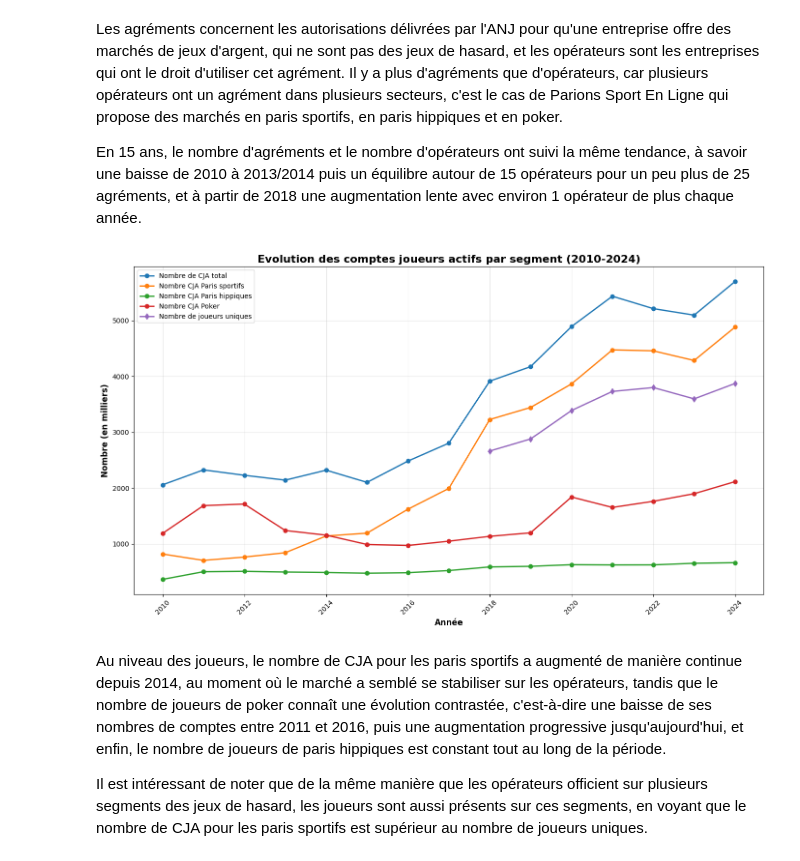
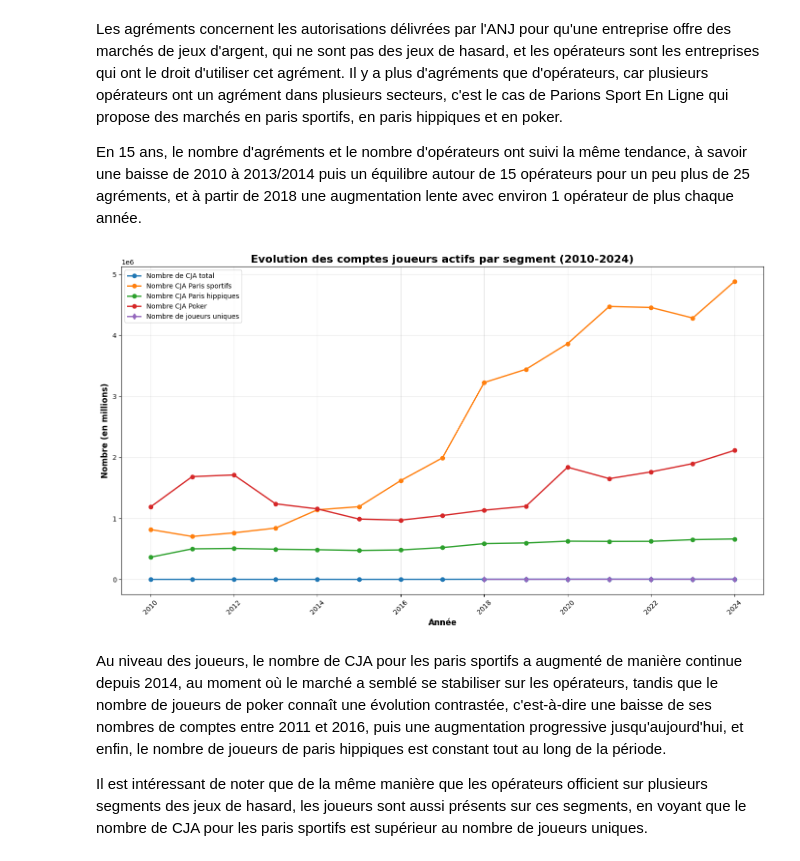
Before and after one commit to Juleslapeuf/ANJ_project, a Jupyter notebook: ANJ_Data.ipynb, the cells around one changed output. Drawn from its saved outputs; the diff is of its cells as text; code cells hidden in the pictures.

```diff
--- a/ANJ_Data.ipynb
+++ b/ANJ_Data.ipynb
@@ -235,16 +266,18 @@
-                                  'Part hommes PS' : 'part_hommes_ps',
-                                  'Part femmes PS' : 'part_femmes_ps',
+                                  'Part hommes PS' : 'part_mises_hommes_ps',
+                                  'Part femmes PS' : 'part_mises_femmes_ps',
                                   'Part mises football' : 'part_mises_football',
                                   'Part mises tennis' : 'part_mises_tennis',
                                   'Part mises basketball' : 'part_mises_basketball',
                                   'Part mises rugby' : 'part_mises_rugby',
-                                  'Part hommes PH' : 'part_hommes_ph',
-                                  'Part femmes PH' : 'part_femmes_ph',
+                                  'Part hommes PH' : 'part_mises_hommes_ph',
+                                  'Part femmes PH' : 'part_mises_femmes_ph',
                                   'Part hommes PO' : 'part_hommes_po',
                                   'Part femmes PO' : 'part_femmes_po'})
 
 
-cols = ['part_hommes_ps', 'part_femmes_ps', 'part_hommes_ph', 'part_femmes_ph', 'part_hommes_po', 'part_femmes_po', 'part_mises_football', 'part_mises_tennis', 'part_mises_basketball', 'part_mises_rugby']
+cols = ['part_mises_hommes_ps', 'part_mises_femmes_ps', 'part_mises_hommes_ph', 'part_mises_femmes_ph',
+        'part_hommes_po', 'part_femmes_po', 'part_mises_football', 'part_mises_tennis',
+        'part_mises_basketball', 'part_mises_rugby']
 
 for col in cols:
     marches[col] = pd.to_numeric(
@@ -263,6 +296,13 @@ marches.head()
 | 3 | 21 | 30 | 9 | 8 | 13 | 2142 | 842 | ... |
 | 4 | 16 | 31 | 11 | 8 | 12 | 2320 | 1142 | ... |
 5 rows × 27 columns
+# %%
+# On met dans les bons ordres de grandeur
+for col in ['CJA_ps', 'CJA_ph', 'CJA_po']:
+    marches[col] = marches[col] * 1000
+
+for col in ['mises_ps', 'mises_ph', 'PBJ_ps', 'PBJ_ph', 'PBJ_po', 'budget_marketing']:
+    marches[col] = marches[col] * 1000000
 # %%
 # La part des mises consacrées aux autres sports
 marches['part_mises_autres_sports'] = 1 - (marches['part_mises_football'] + marches['part_mises_tennis'] + marches['part_mises_basketball'] + marches['part_mises_rugby'])
@@ -271,13 +311,13 @@ marches['part_mises_autres_sports'] = 1 - (marches['part_mises_football'] + marc
 marches['PBJ_total'] = marches['PBJ_ps'] + marches['PBJ_ph'] + marches['PBJ_po']
 
 # A partir des mises et des parts, on calcule les mises par sport et par genre
-cols_ps = ['part_hommes_ps', 'part_femmes_ps', 'part_mises_football', 'part_mises_tennis', 'part_mises_basketball', 'part_mises_rugby', 'part_mises_autres_sports']
+cols_ps = ['part_mises_hommes_ps', 'part_mises_femmes_ps', 'part_mises_football', 'part_mises_tennis', 'part_mises_basketball', 'part_mises_rugby', 'part_mises_autres_sports']
 
 for col in cols_ps:
     cible = col.replace('part_mises_', 'mises_', 1)
     marches[cible] = marches[col] * marches['mises_ps']
 
-for col in ['part_hommes_ph', 'part_femmes_ph']:
+for col in ['part_mises_hommes_ph', 'part_mises_femmes_ph']:
     cible = col.replace('part_mises_', 'mises_', 1)
     marches[cible] = marches[col] * marches['mises_ph']
 
@@ -295,9 +335,9 @@ marches['Mises_per_CJA_ph'] = marches['mises_ph'] / marches['CJA_ph']
 
 # Combien faut-il de mises pour générer un euro de PBJ ?
 marches['Mises_PBJ_ps'] = marches['mises_ps'] / marches['PBJ_ps']
-marches['taux_retour_ps'] = marches['PBJ_ps'] / marches['mises_ps']
+marches['taux_retour_ps'] = (1-marches['PBJ_ps'] / marches['mises_ps'])*100
 marches['Mises_PBJ_ph'] = marches['mises_ph'] / marches['PBJ_ph']
-marches['taux_retour_ph'] = marches['PBJ_ph'] / marches['mises_ph']
+marches['taux_retour_ph'] = (1-marches['PBJ_ph'] / marches['mises_ph'])*100
 # %% [markdown]
 # VISUALISATION DES DONNEES
 # %%
@@ -327,35 +367,35 @@ categories_cja = [
     'CJA_ps',
     'CJA_ph',
     'CJA_po',
     'nb_joueurs_uniques'
 ]
 
 labels_cja = [
     'Nombre de CJA total',
     'Nombre CJA Paris sportifs',
     'Nombre CJA Paris hippiques',
     'Nombre CJA Poker',
     'Nombre de joueurs uniques'
 ]
 
 marker_cja = ['o', 'o', 'o', 'o', 'd']
 
 fig, ax = plt.subplots(figsize=(14, 8))
 
 for categorie in categories_cja:
     valeurs = marches[categorie].values
     ax.plot(marches['year'], valeurs, marker=marker_cja[categories_cja.index(categorie)], linewidth=2, label=labels_cja[categories_cja.index(categorie)])
 
 ax.set_xlabel('Année', fontsize=12, fontweight='bold')
-ax.set_ylabel('Nombre (en milliers)', fontsize=12, fontweight='bold')
+ax.set_ylabel('Nombre (en millions)', fontsize=12, fontweight='bold')
 ax.set_title('Evolution des comptes joueurs actifs par segment (2010-2024)', fontsize=16, fontweight='bold')
 ax.legend(fontsize=10, loc='best')
 ax.grid(True, alpha=0.3)
 plt.xticks(rotation=45)
 plt.tight_layout()
 plt.show()
 # %% [output]
-[figure, old version]
+[figure, new version]
 # %% [markdown]
 Au niveau des joueurs, le nombre de CJA pour les paris sportifs a augmenté de manière continue depuis 2014, au moment où le marché a semblé se stabiliser sur les opérateurs, tandis que le nombre de joueurs de poker connaît une évolution contrastée, c'est-à-dire une baisse de ses nombres de comptes entre 2011 et 2016, puis une augmentation progressive jusqu'aujourd'hui, et enfin, le nombre de joueurs de paris hippiques est constant tout au long de la période.
 
```
Also changed, not shown: parts of 33 cells of this notebook.
